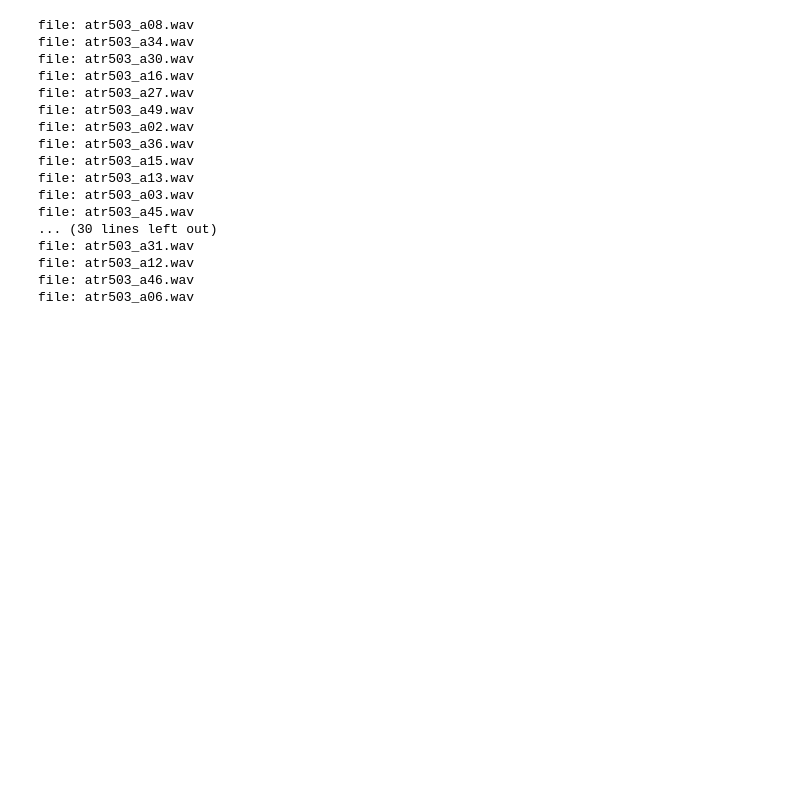
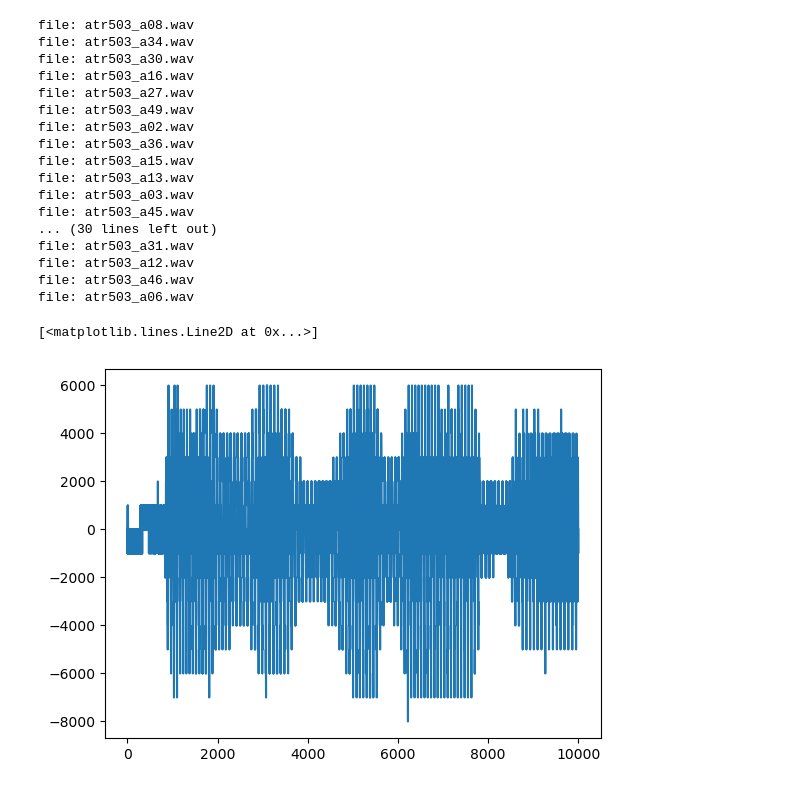
Before and after one commit to koppe-pan/delta_modulation, a Jupyter notebook: src/Untitled.ipynb, the cells around one changed output. Saved outputs shown, nothing was run; the diff lists cells and outputs as text; code cells hidden in the pictures; blank space fills up the shorter version.

```diff
--- a/src/Untitled.ipynb
+++ b/src/Untitled.ipynb
@@ -21,7 +21,7 @@ def encode_dm(source, scale, threshold):
             stream.append(minus)
             cur -= threshold
         else:
-            stream.append(zero)
+            print("hoge")
 
     #print("plus:{}".format(stream.count(plus)))
     #print("minus:{}".format(stream.count(minus)))
@@ -243,3 +242,55 @@ file: atr503_a31.wav
 file: atr503_a12.wav
 file: atr503_a46.wav
 file: atr503_a06.wav
+# %%
+from scipy.interpolate import UnivariateSpline
+import numpy as np
+import os
+import matplotlib.pyplot as plt
+import scipy.io.wavfile as wavfile
+
+
+y = [0]
+
+
+#fs, data = wavfile.read("../data/wav/atr503_a06.wav")
+#plt.plot(data)
+
+wf = "atr503_a06.wav"
+fs, _ = wavfile.read("../data/wav/{}".format(wf))
+bn, _ = os.path.splitext(wf)
+
+SR = int(os.environ.get('SR', '16000'))
+threshold = int(os.environ.get('THRESHOLD', '1000'))
+sample_per_part = int(os.environ.get('SAMPLE_PER_PART', '10000'))
+minus = os.environ.get('MINUS', '0').lower() in ('true', '1', 't')
+plus = os.environ.get('PLUS', '1').lower() in ('true', '1', 't')
+
+scale = fs//SR
+
+
+d = threshold
+part = 4
+with open("../data/binary/{}_SR{}_threshold{}_part{}".format(bn, SR, threshold, part),"rb") as f:
+    for r in f.read():
+        bit = r
+        #print(bit)
+        #for i in range(4):
+            #bit = (bits >> (7-i*2)) & 0b11
+            #print(bit)
+        val = y[-1]
+        if bit == minus:
+            val -=d
+
+        elif bit == plus:
+            val +=d
+        elif bit == zero:
+            pass
+        else:
+            print("hoge")
+        for i in range(scale):
+            y.append(val)
+plt.plot(y)
+# %% [output]
+[<matplotlib.lines.Line2D at 0x...>]
+[figure, added]
```
Also changed, not shown: parts of 2 cells of this notebook, 1 other file.
